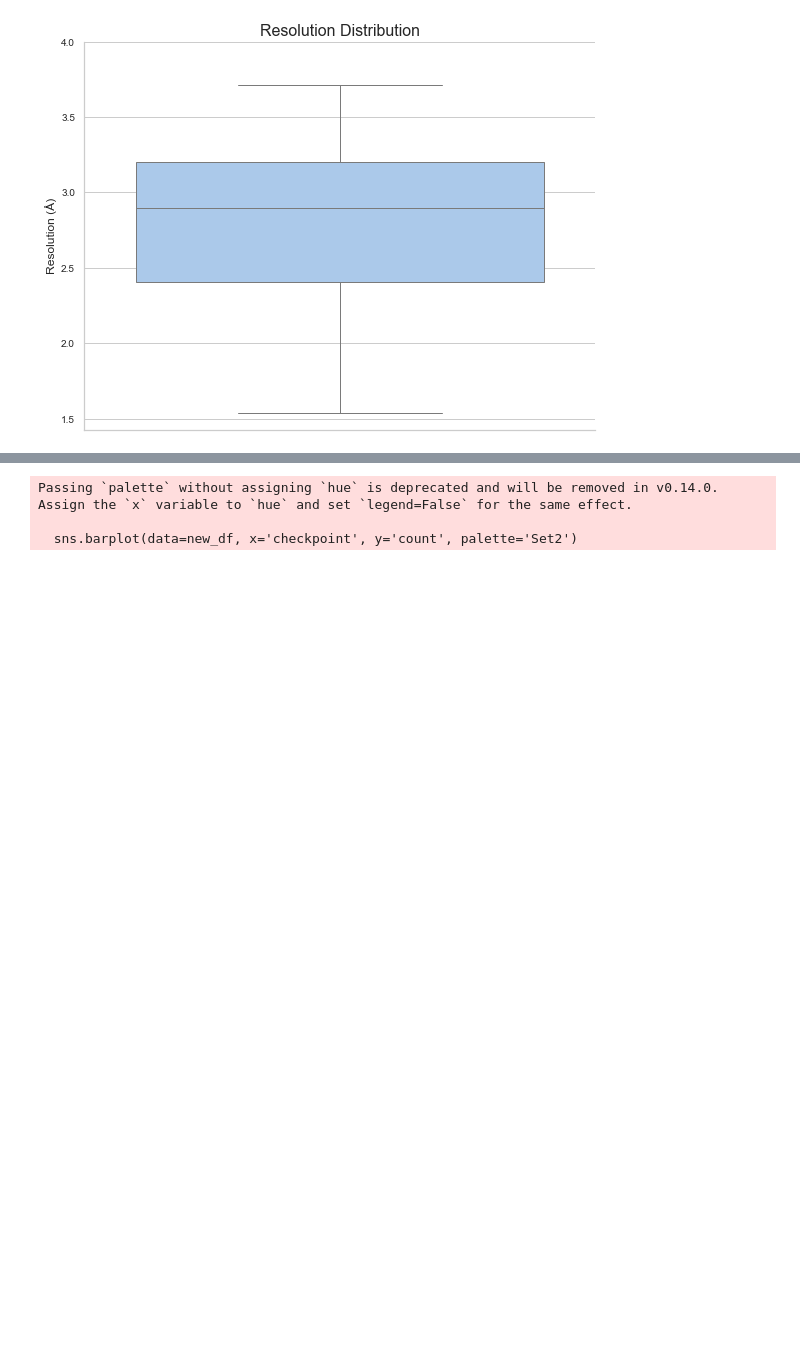
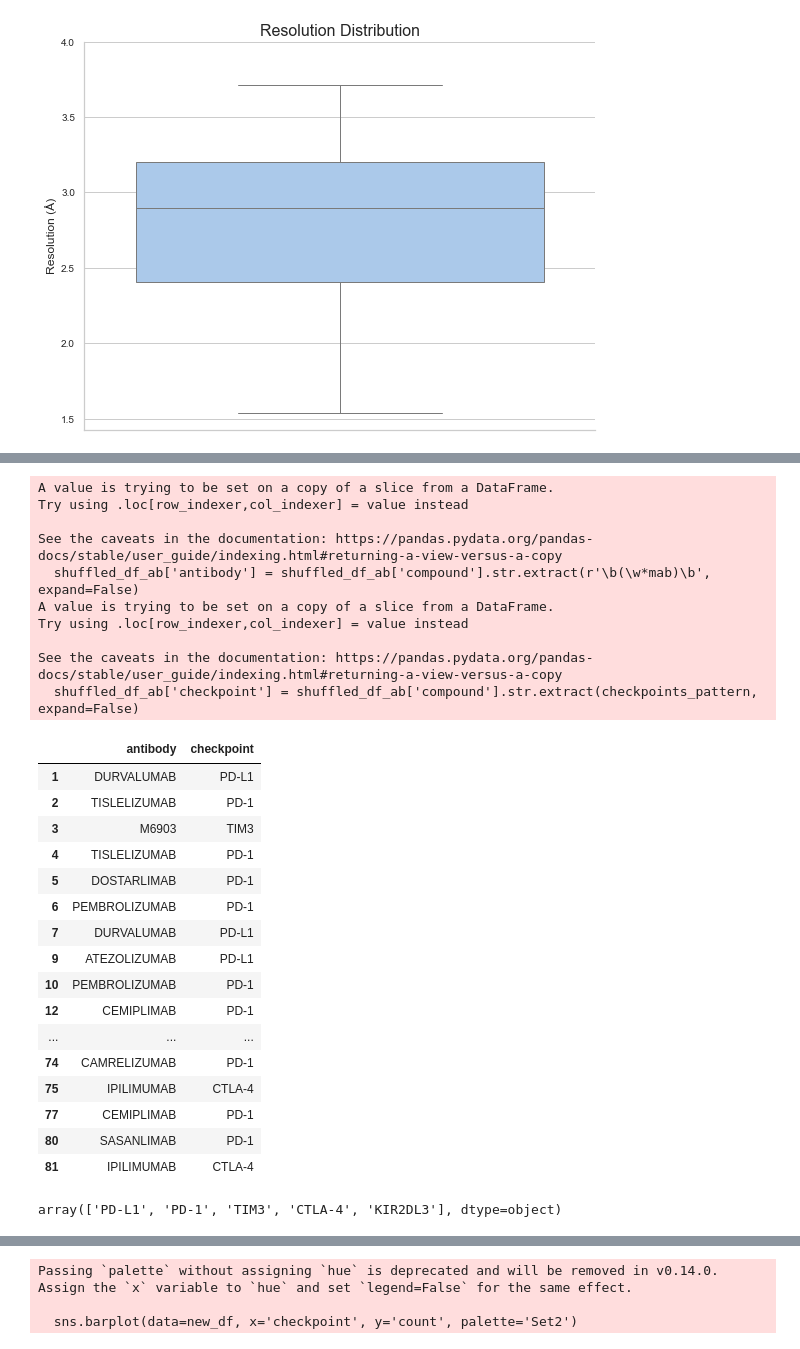
Before and after one commit to datascience-2025-group4/group04-team01, a Jupyter notebook: working_notebook.ipynb, the cells around one changed output, grey strips where cells are left out. Cells and saved outputs as stored; diff of their text form; code cells hidden in the pictures; blank space fills up the shorter version.

```diff
--- a/working_notebook.ipynb
+++ b/working_notebook.ipynb
@@ -76,3 +83,56 @@ for item in l:
 
 new_df = new_df.reset_index()
 new_df.columns = ['checkpoint', 'count']
+# %%
+# 1. Filter all relevant rows: those with 'mab' OR 'M6903'
+ab_mask = shuffled_df['compound'].str.contains('mab|M6903', na=False, case=False)
+shuffled_df_ab = shuffled_df[ab_mask]
+
+# 2. Extract antibody names
+shuffled_df_ab['antibody'] = shuffled_df_ab['compound'].str.extract(r'\b(\w*mab)\b', expand=False)
+
+# 3. Fill in M6903 manually where missing
+m6903_mask = shuffled_df_ab['compound'].str.contains('M6903', na=False)
+shuffled_df_ab.loc[m6903_mask, 'antibody'] = shuffled_df_ab.loc[m6903_mask, 'antibody'].fillna('M6903')
+
+# # 4. Extract checkpoint names
+checkpoints_pattern = r'\b(PD-1|PD-L1|CTLA-4|KIR2DL3|TIM3)\b'
+shuffled_df_ab['checkpoint'] = shuffled_df_ab['compound'].str.extract(checkpoints_pattern, expand=False)
+
+# # 5. Final formatting
+shuffled_df_ab = shuffled_df_ab[['antibody', 'checkpoint']]
+shuffled_df_ab['antibody'] = shuffled_df_ab['antibody'].str.upper()
+
+shuffled_df_ab
+# %% [output]
+A value is trying to be set on a copy of a slice from a DataFrame.
+Try using .loc[row_indexer,col_indexer] = value instead
+
+See the caveats in the documentation: https://pandas.pydata.org/pandas-docs/stable/user_guide/indexing.html#returning-a-view-versus-a-copy
+  shuffled_df_ab['antibody'] = shuffled_df_ab['compound'].str.extract(r'\b(\w*mab)\b', expand=False)
+A value is trying to be set on a copy of a slice from a DataFrame.
+Try using .loc[row_indexer,col_indexer] = value instead
+
+See the caveats in the documentation: https://pandas.pydata.org/pandas-docs/stable/user_guide/indexing.html#returning-a-view-versus-a-copy
+  shuffled_df_ab['checkpoint'] = shuffled_df_ab['compound'].str.extract(checkpoints_pattern, expand=False)
+|  | antibody | checkpoint |
+| 1 | DURVALUMAB | PD-L1 |
+| 2 | TISLELIZUMAB | PD-1 |
+| 3 | M6903 | TIM3 |
+| 4 | TISLELIZUMAB | PD-1 |
+| 5 | DOSTARLIMAB | PD-1 |
+| 6 | PEMBROLIZUMAB | PD-1 |
+| 7 | DURVALUMAB | PD-L1 |
+| 9 | ATEZOLIZUMAB | PD-L1 |
+| 10 | PEMBROLIZUMAB | PD-1 |
+| 12 | CEMIPLIMAB | PD-1 |
+| ... | ... | ... |
+| 74 | CAMRELIZUMAB | PD-1 |
+| 75 | IPILIMUMAB | CTLA-4 |
+| 77 | CEMIPLIMAB | PD-1 |
+| 80 | SASANLIMAB | PD-1 |
+| 81 | IPILIMUMAB | CTLA-4 |
+# %%
+shuffled_df_ab = shuffled_df_ab.dropna()
+# %% [output]
+array(['PD-L1', 'PD-1', 'TIM3', 'CTLA-4', 'KIR2DL3'], dtype=object)
```
Also changed, not shown: parts of 9 cells of this notebook, 3 other files.
